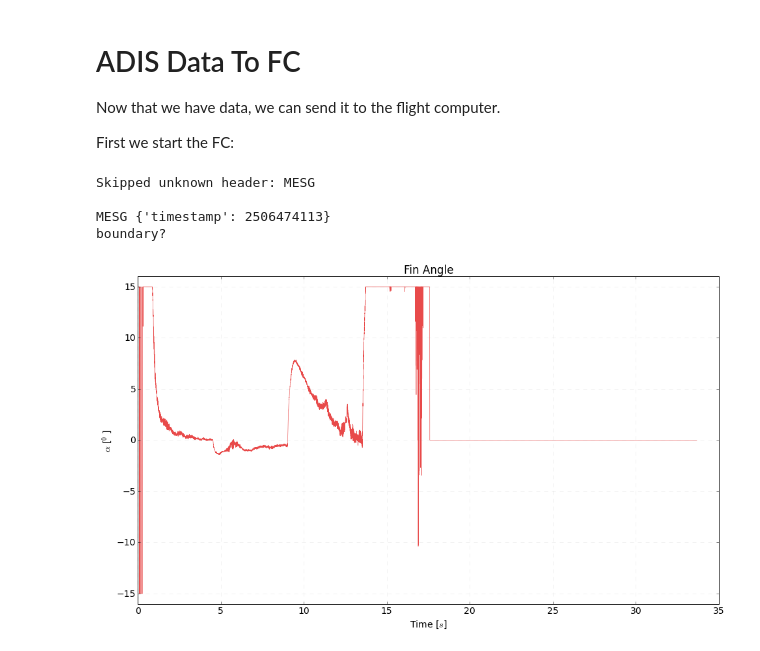
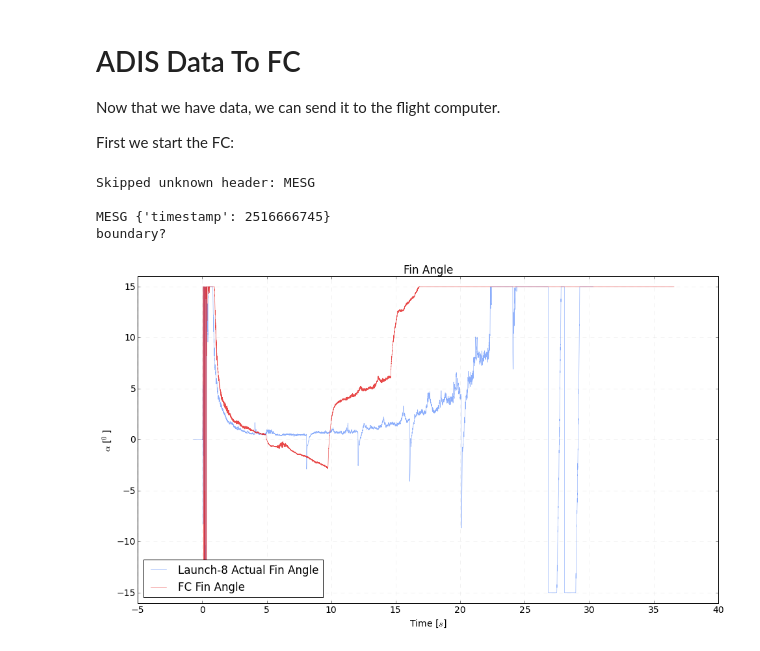
Before and after one commit to psas/roll-control, a Jupyter notebook: notebooks/l8-software-in-the-loop.ipynb, the cells around one changed output. Saved outputs shown, nothing was run; the diff lists cells and outputs as text; code cells hidden in the pictures.

Commit message:
results so far for software-in-the-loop recreating launch-8

```diff
--- a/notebooks/l8-software-in-the-loop.ipynb
+++ b/notebooks/l8-software-in-the-loop.ipynb
@@ -8,14 +8,16 @@ Take data from Launch-8 and run it through our current flight computer to look f
 import numpy as np
 
 # launch 8 roll CAN data
-columns = np.loadtxt('../data/Launch-8/roll/raw/output_trim.csv', delimiter=',', unpack=True, usecols=(0,1,2))
+columns = np.loadtxt('../data/Launch-8/roll/raw/output_trim.csv', delimiter=',', unpack=True, usecols=(0,1,2,3))
 roll_sample_rate = 1000
 roll_time  = columns[0]
 roll_accel = columns[1]
 roll_rate  = columns[2]
+roll_fin   = columns[3]
 
 # zero time
 roll_time = roll_time - 4540.7
+roll_time_orig = roll_time
 
 # roll rate in deg/sec
 roll_rate = roll_rate - roll_rate[0:10].mean()
@@ -24,6 +26,10 @@ roll_rate = roll_rate / 42.9
 # acceleromter in m/s/s
 roll_accel -= roll_accel[0:10].mean()
 roll_accel *= -0.0068
+
+# fin angle in degrees
+roll_fin -= roll_fin[0:10].mean()
+roll_fin /= (roll_fin.max()/15.0)
 
 # launch 8 Opal IMU data
 columns = np.loadtxt('../data/Launch-8/opal/Opal_launch_rotated.csv', delimiter=',', unpack=True)
@@ -176,9 +182,9 @@ with closing(socket.socket(socket.AF_INET, socket.SOCK_DGRAM)) as sock:
         for i, t in enumerate(times):
             data = {
                 'VCC': 5.0,
-                'Gyro_X': roll_rate[i]/360.0,
-                'Gyro_Y': opal_rate_y[i]/360.0,
-                'Gyro_Z': opal_rate_x[i]/360.0,
+                'Gyro_X': roll_rate[i],
+                'Gyro_Y': opal_rate_y[i],
+                'Gyro_Z': opal_rate_x[i],
                 'Acc_X': roll_accel[i],
                 'Acc_Y': opal_accel_y[i],
                 'Acc_Z': opal_accel_x[i],
@@ -194,7 +200,7 @@ with closing(socket.socket(socket.AF_INET, socket.SOCK_DGRAM)) as sock:
             # if we're too fast, slow down
             if real_delay < target_delay:
                 #print (target_delay - real_delay)-0.0001
-                time.sleep((target_delay - real_delay)-0.0001) # try and fix average skew
+                time.sleep((target_delay - real_delay)) # try and fix average skew
             net.send_data(ADIS, i, data)
             last_time_sent = time.time()
 # %%
@@ -211,14 +217,27 @@ with io.BinFile('./logfiles/softloop-001') as fclog:
     roll_rate = []
     fin_time = []
     fin_angle = []
+    state_time = []
+    state_accel = []
+    state_vel = []
+    state_alt = []
+    state_roll_rate = []
+    state_roll = []
     for fourcc, data in fclog.read():
         if fourcc == 'ADIS':
             adis_time.append(data['timestamp'])
-            roll_rate.append(data['Gyro_X']*360)
+            roll_rate.append(data['Gyro_X'])
             accel.append(data['Acc_X'])
         elif fourcc == 'ROLL':
             fin_time.append(data['timestamp'])
             fin_angle.append(data['Angle'])
+        elif fourcc == 'VSTE':
+            state_time.append(data['Time'])
+            state_accel.append(data['Acc_up'])
+            state_vel.append(data['Vel_up'])
+            state_alt.append(data['Altitude'])
+            state_roll_rate.append(data['Roll_Rate'])
+            state_roll.append(data['Roll_Angle'])
         elif fourcc != 'SEQN':
             print fourcc, data
 
@@ -233,12 +252,14 @@ fin_time = fin_time / 1e9
 # %% [output]
 Skipped unknown header: MESG
 
-MESG {'timestamp': 2506474113}
+MESG {'timestamp': 2516666745}
 boundary?
 # %%
 fig = utils.Plot(r"Fin Angle", "Time [$s$]", r"$\alpha$ [${}^0$]")
-fig.plot(fin_time, fin_angle)
+fig.plot(roll_time_orig, roll_fin, color=utils.blue, label="Launch-8 Actual Fin Angle")
+fig.plot(fin_time, fin_angle, label="FC Fin Angle")
 fig.ylim([-16, 16])
+fig.legend(loc=3)
 fig.show()
 # %% [output]
-[figure, old version]
+[figure, new version]
```
